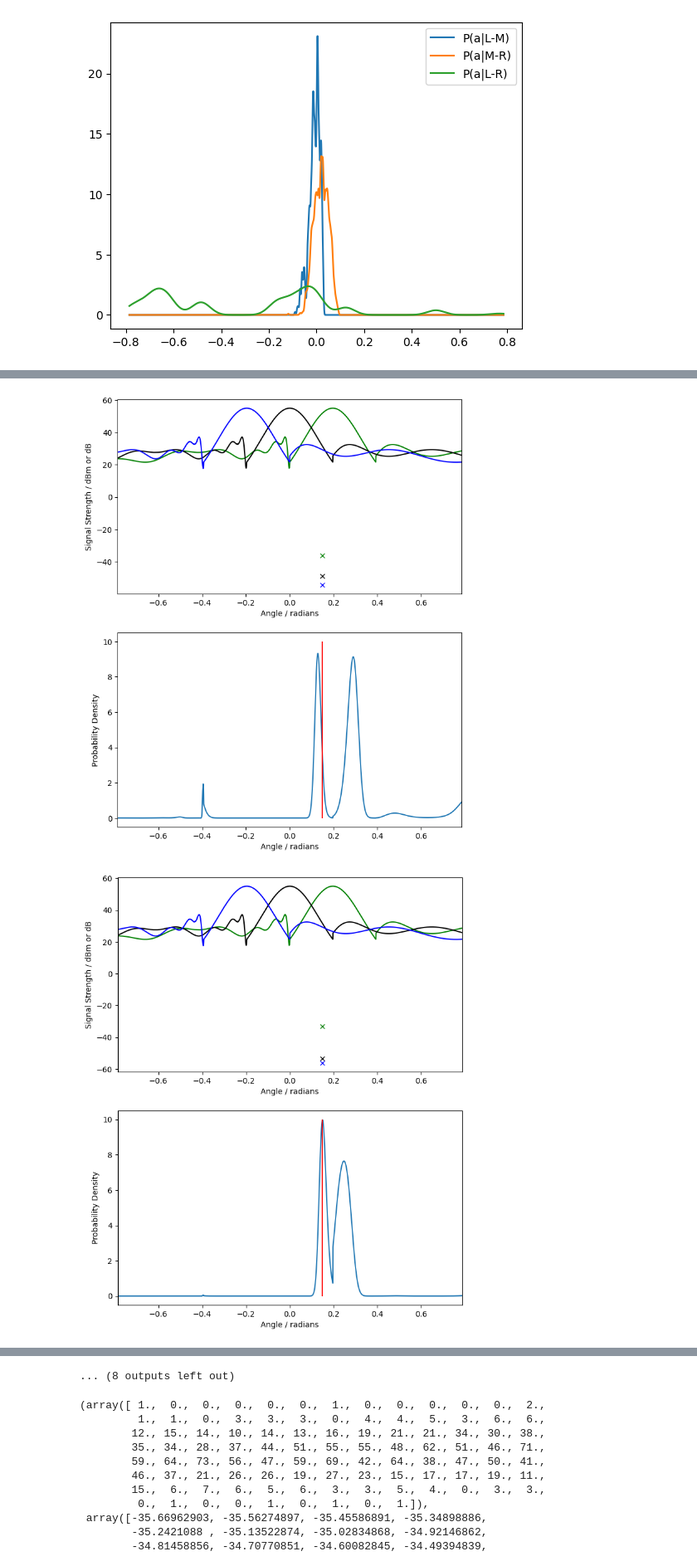
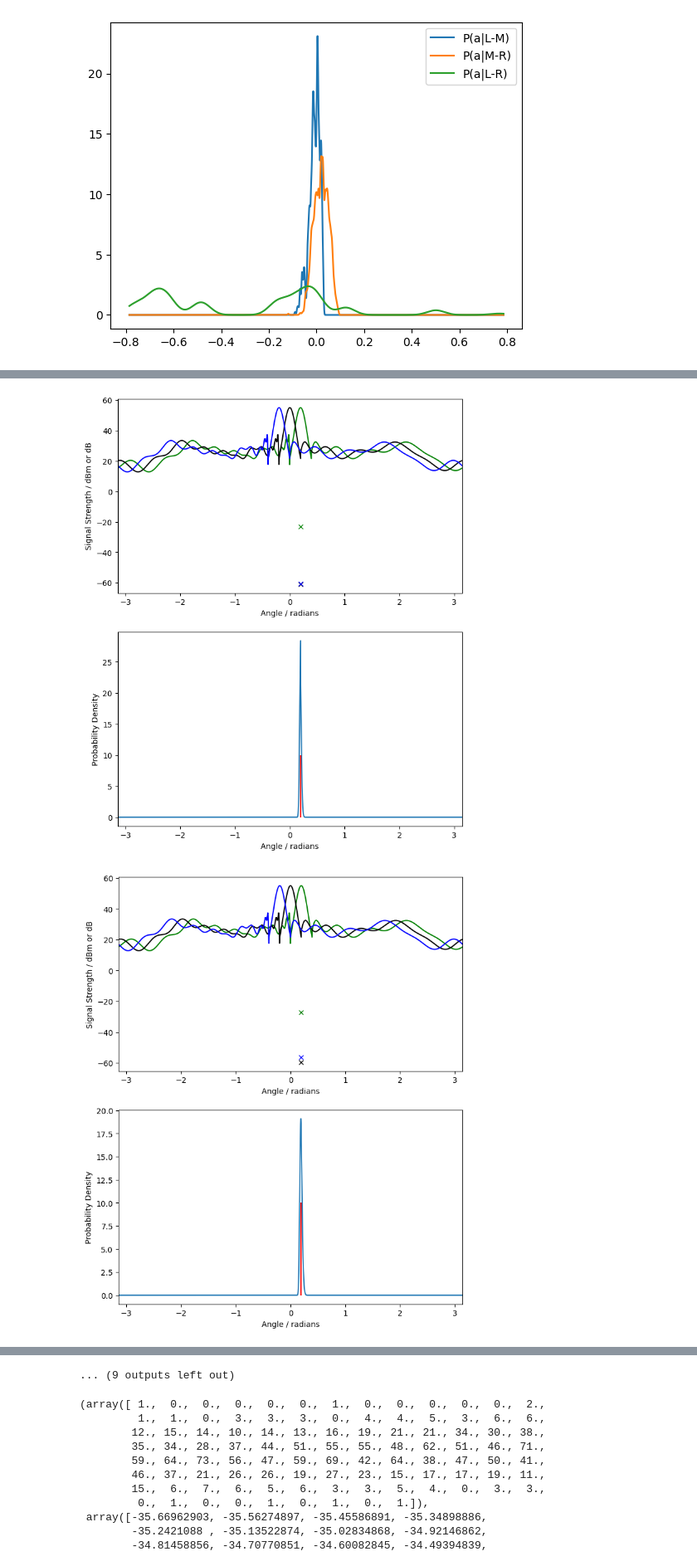
Before and after one commit to Aplefen1/BeeTrackingDiss, a Jupyter notebook: Angle Probability/tests.ipynb, the cells around one changed output, grey strips where cells are left out. Shown at 83% size. Cells and saved outputs as stored; diff of their text form; code cells hidden in the pictures.

```diff
--- a/Angle Probability/tests.ipynb
+++ b/Angle Probability/tests.ipynb
@@ -163,11 +163,10 @@ import matplotlib.pyplot as plt
 
 angles = np.linspace(0, np.pi/2, 5)
 
-m = Model(0, 100, 0)
+m = Model(np.pi/16, 100, 0)
 
 for angle in angles:
     m.set_antenna_separation(angle)
     m.polar_plot()
-    m.plot_recieved_signals()
-    m.difference_distributions()
+    m.estimate_angle()
 # %% [output]
@@ -203,15 +230,21 @@ for angle in np.linspace(low,high,40):
     m.set_reciver_angle(angle)
     m.estimate_angle_vector(high,low)"
 '''
-a = np.zeros(20)
-a.fill(np.random.uniform(-np.pi/2, np.pi/2))
+a = np.linspace(-np.pi/8,np.pi/8,20)
 
 for angle in a:
-    m.set_reciver_angle(angle)
-    m.plot_estimation_vectors(np.pi/4,-np.pi/4)
+    m.angle_analysis()
+    m.set_reciver_angle(np.pi/16)
+    m.plot_estimation_vectors(np.pi,-np.pi)
 
 #Rejection sampling
 #exponential equal to 1 for pattern
 #Should add up to 2pi
 #Angle optimisation
+
+#probability of actual angle given pdf over range
+#probability  anlge-step < angle < + step
+#repeat 100timeofs for each angle
+#repeat for linspace -np.pi/4 np.pi/4, 500
+#500 * 100 = 50000
 # %% [output]
@@ -220,2 +270,2 @@ for angle in a:
-[figure, old version]
+[figure, new version]
-[figure, old version]
+[figure, new version]
@@ -230,4 +279,4 @@ for angle in a:
-... (8 outputs left out)
+... (9 outputs left out)
 # %%
 from Antenna import Antenna
 from Array import Array
```
Also changed, not shown: parts of 5 cells of this notebook, 5 other files.
